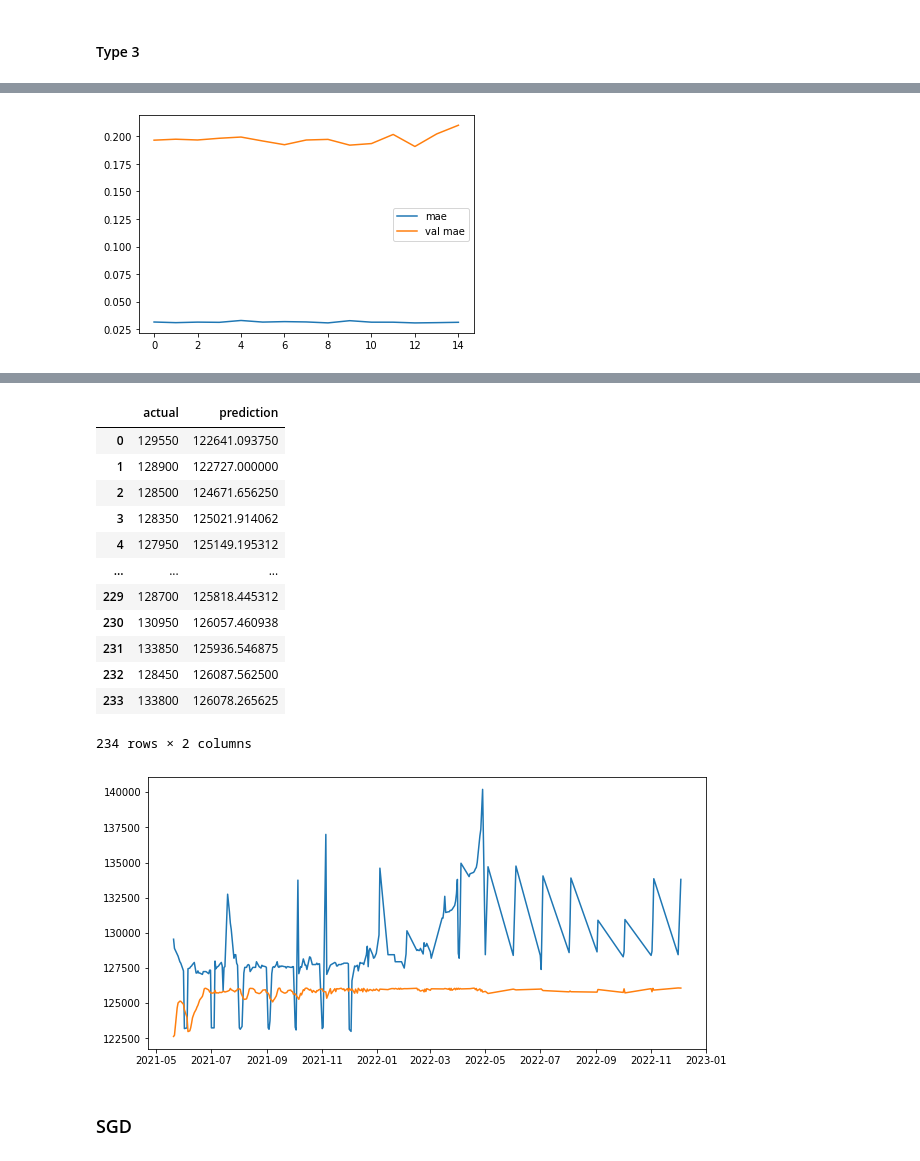
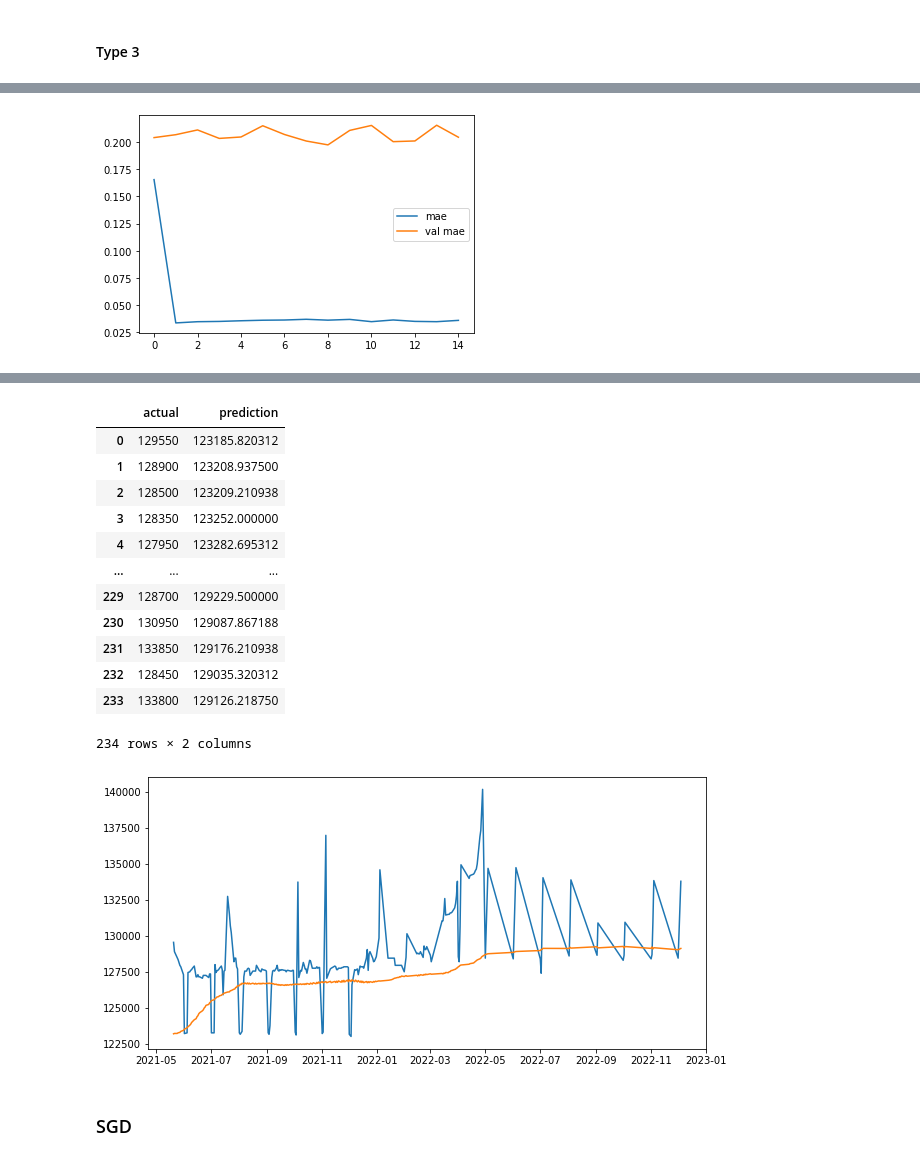
Before and after one commit to mels4/price_predict_Conv-LSTM, a Jupyter notebook: daging_sapi1.ipynb, the cells around one changed output, grey strips where cells are left out. Drawn from its saved outputs; the diff is of its cells as text; code cells hidden in the pictures.

```diff
--- a/daging_sapi1.ipynb
+++ b/daging_sapi1.ipynb
@@ -98,5 +98,12 @@ test_step1 = time_step_generator(test_scal, time_size=10, shuffle_data=100, batc
 train_step2 = time_step_generator(train_scal, time_size=400, shuffle_data=1000, batch_size=5)
 val_step2 = time_step_generator(val_scal, time_size=50, shuffle_data=100, batch_size=2)
 test_step2 = time_step_generator(test_scal, time_size=100, shuffle_data=1000, batch_size=5)
+# %%
+forecast = np.append(x_train, x_test)
+forecast_date = np.append(y_train, y_test)
+win_size= 400
+win_size1 = 60
+win_size2=150
+test_sapi1_ = scal_range.fit_transform(forecast.reshape(-1, 1))
 # %% [markdown]
 ## model
@@ -172,6 +179 @@ plt.show()
-# %%
-forecast = np.append(x_train, x_test)
-forecast_date = np.append(y_train, y_test)
-win_size= 400
-test_beras_ = scal_range.fit_transform(forecast.reshape(-1, 1))
 # %%
@@ -621,13 +623,13 @@ data_new_beras_a2
 # %%
 model1= Sequential([
     Conv1D(16, kernel_size=5, activation='relu', strides=2, input_shape=[None, 1], padding='causal'),
-        LSTM(128, return_sequences=True),
-        LSTM(32),
-        Dense(64, activation='relu'),
-        Dense(128, activation='relu'),
-        Dense(1)
+    LSTM(128, return_sequences=True),
+    LSTM(32),
+    Dense(64, activation='relu'),
+    Dense(128, activation='relu'),
+    Dense(1)
 ])
 
-model1.compile(optimizer=tf.keras.optimizers.Adam(learning_rate=1e-3), loss='mse', metrics=['mae', 'mape'])
+model1.compile(optimizer=tf.keras.optimizers.Adam(learning_rate=1e-4), loss='mse', metrics=['mae', 'mape'])
 model1.summary()
 # %% [output]
@@ -651,5 +653,5 @@ _________________________________________________________________
 # %% [markdown]
 #### Type 1
 # %%
-history1 = model1.fit(train_step, epochs=100, validation_data=val_step)
+history1 = model1.fit(train_step, epochs=15, validation_data=val_step)
 # %% [output]
@@ -829,9 +831,9 @@ plt.plot(epoch1_2, val_mae1_2, label='val mae')
 plt.legend()
 plt.show()
 # %% [output]
-[figure, old version]
+[figure, new version]
 # %%
-prediction1_2 = forecast_predict(model1, test_beras_, time_size=win_size2, batch_size=5)
+prediction1_2 = forecast_predict(model1, test_sapi1_, time_size=win_size2, batch_size=5)
 
 data_result1_2 = prediction1_2[(len(x_train))-win_size2:-1, -1 ]
 data_result1_2 = scal_range.inverse_transform(data_result1_2.reshape(-1, 1))
@@ -839,17 +841,17 @@ data_result1_2 = data_result1_2.reshape(-1)
 mae1_2 = tf.keras.metrics.mean_absolute_error(x_test, data_result1_2)
 mape1_2 = tf.keras.metrics.mean_absolute_percentage_error(x_test, data_result1_2)
 mse1_2 = tf.keras.metrics.mean_squared_error(x_test, data_result1_2)
-rmse1_2 = math.sqrt(mse1.numpy())
+rmse1_2 = math.sqrt(mse1_2.numpy())
 print(mae1_2.numpy(), mape1_2.numpy(), rmse1_2)
 
-data_new_beras1_2 = pd.DataFrame()
-data_new_beras1_2['actual'] = x_test
-data_new_beras1_2['prediction'] = data_result1_2
-data_new_beras1_2.to_csv('dagingsapi1_model2_adam_type3.csv')
+data_new_sapi11_2 = pd.DataFrame()
+data_new_sapi11_2['actual'] = x_test
+data_new_sapi11_2['prediction'] = data_result1_2
+data_new_sapi11_2.to_csv('sapi1_model2_adam_type3.csv')
 
 plt.figure(figsize=(10, 5))
-plt.plot(y_test, data_new_beras1_2.actual)
-plt.plot(y_test, data_new_beras1_2.prediction)
+plt.plot(y_test, data_new_sapi11_2.actual)
+plt.plot(y_test, data_new_sapi11_2.prediction)
 
-data_new_beras1_2
+data_new_sapi11_2
 # %% [output]
@@ -858,17 +860,17 @@ data_new_beras1_2
 |  | actual | prediction |
-| 0 | 129550 | 122641.093750 |
-| 1 | 128900 | 122727.000000 |
-| 2 | 128500 | 124671.656250 |
-| 3 | 128350 | 125021.914062 |
-| 4 | 127950 | 125149.195312 |
+| 0 | 129550 | 123185.820312 |
+| 1 | 128900 | 123208.937500 |
+| 2 | 128500 | 123209.210938 |
+| 3 | 128350 | 123252.000000 |
+| 4 | 127950 | 123282.695312 |
 | ... | ... | ... |
-| 229 | 128700 | 125818.445312 |
-| 230 | 130950 | 126057.460938 |
-| 231 | 133850 | 125936.546875 |
-| 232 | 128450 | 126087.562500 |
-| 233 | 133800 | 126078.265625 |
+| 229 | 128700 | 129229.500000 |
+| 230 | 130950 | 129087.867188 |
+| 231 | 133850 | 129176.210938 |
+| 232 | 128450 | 129035.320312 |
+| 233 | 133800 | 129126.218750 |
 234 rows × 2 columns
-[figure, old version]
+[figure, new version]
 # %% [markdown]
 ### SGD
 # %%
```
Also changed, not shown: parts of 60 cells of this notebook.
